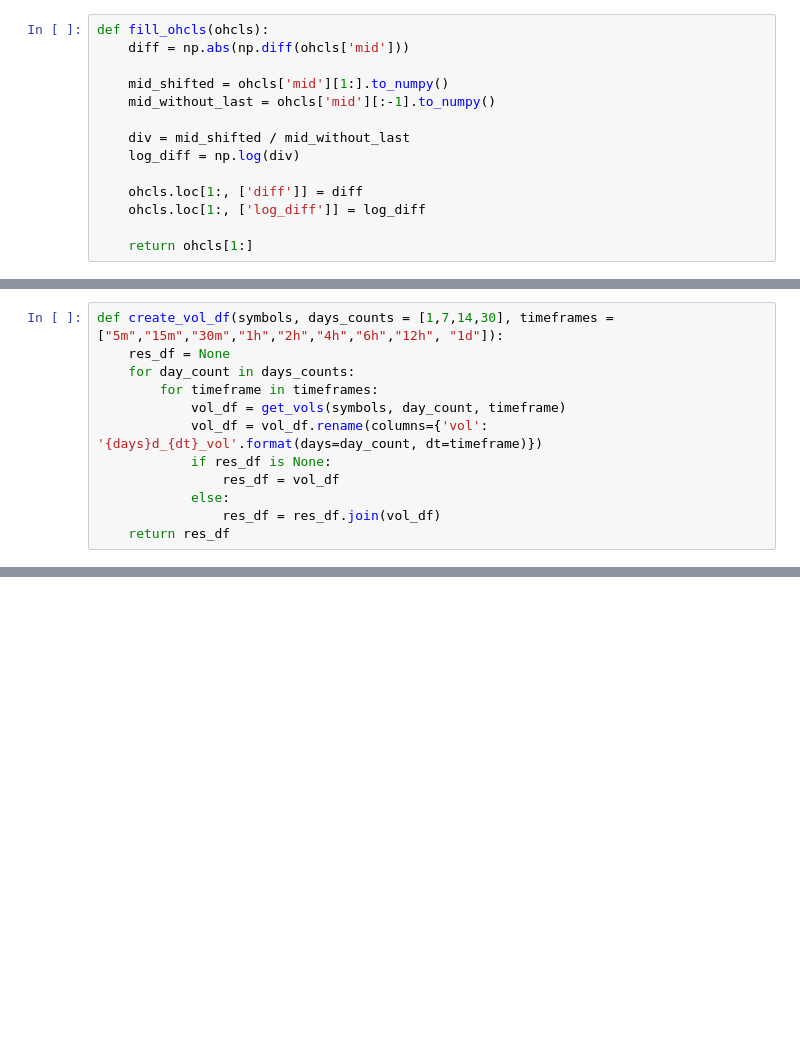
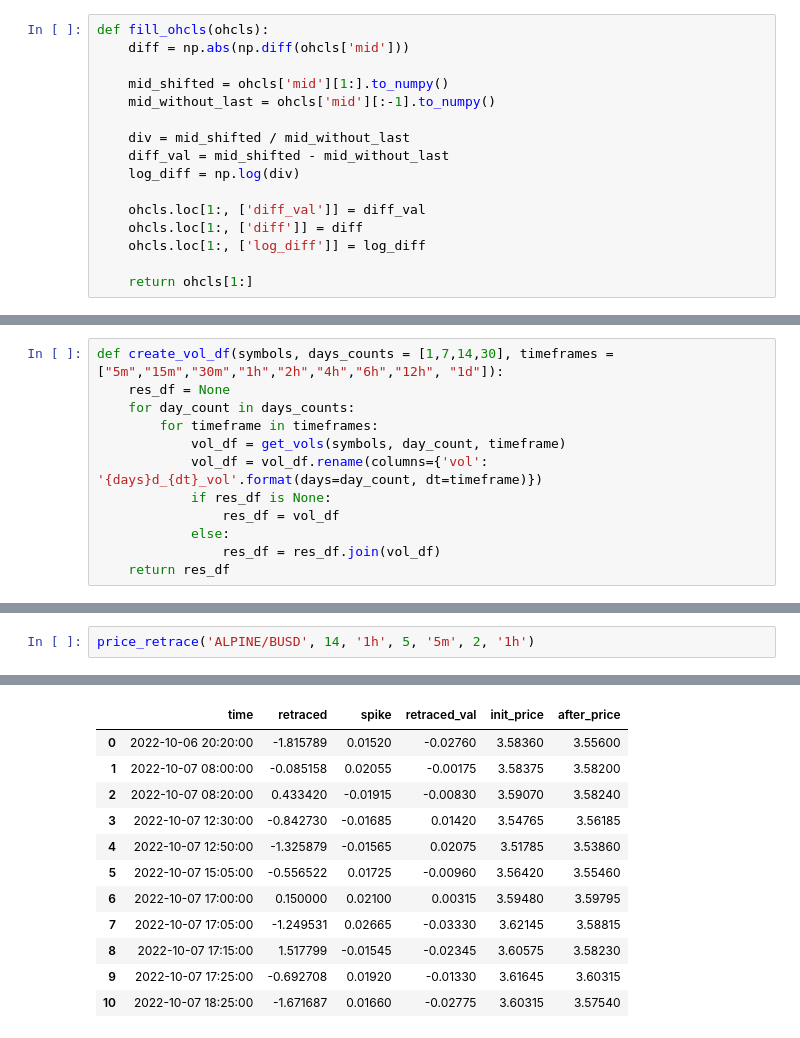
Before and after one commit to cenyG/crypto_volatility, a Jupyter notebook: volatility.ipynb, the cells around one changed output, grey strips where cells are left out. Drawn from its saved outputs; the diff is of its cells as text; blank space fills up the shorter version.

```diff
--- a/volatility.ipynb
+++ b/volatility.ipynb
@@ -68,8 +68,10 @@ def fill_ohcls(ohcls):
     mid_without_last = ohcls['mid'][:-1].to_numpy()
 
     div = mid_shifted / mid_without_last
+    diff_val = mid_shifted - mid_without_last
     log_diff = np.log(div)
 
+    ohcls.loc[1:, ['diff_val']] = diff_val
     ohcls.loc[1:, ['diff']] = diff
     ohcls.loc[1:, ['log_diff']] = log_diff
 
@@ -231,0 +264,3 @@ iter_two('ALPINE/BUSD', 14, '1h', 5, '5m')
+# %%
+price_retrace('ALPINE/BUSD', 14, '1h', 5, '5m', 2, '1h')
+# %% [output]
@@ -231,0 +269,12 @@ iter_two('ALPINE/BUSD', 14, '1h', 5, '5m')
+|  | time | retraced | spike | retraced_val | init_price | after_price |
+| 0 | 2022-10-06 20:20:00 | -1.815789 | 0.01520 | -0.02760 | 3.58360 | 3.55600 |
+| 1 | 2022-10-07 08:00:00 | -0.085158 | 0.02055 | -0.00175 | 3.58375 | 3.58200 |
+| 2 | 2022-10-07 08:20:00 | 0.433420 | -0.01915 | -0.00830 | 3.59070 | 3.58240 |
+| 3 | 2022-10-07 12:30:00 | -0.842730 | -0.01685 | 0.01420 | 3.54765 | 3.56185 |
+| 4 | 2022-10-07 12:50:00 | -1.325879 | -0.01565 | 0.02075 | 3.51785 | 3.53860 |
+| 5 | 2022-10-07 15:05:00 | -0.556522 | 0.01725 | -0.00960 | 3.56420 | 3.55460 |
+| 6 | 2022-10-07 17:00:00 | 0.150000 | 0.02100 | 0.00315 | 3.59480 | 3.59795 |
+| 7 | 2022-10-07 17:05:00 | -1.249531 | 0.02665 | -0.03330 | 3.62145 | 3.58815 |
+| 8 | 2022-10-07 17:15:00 | 1.517799 | -0.01545 | -0.02345 | 3.60575 | 3.58230 |
+| 9 | 2022-10-07 17:25:00 | -0.692708 | 0.01920 | -0.01330 | 3.61645 | 3.60315 |
+| 10 | 2022-10-07 18:25:00 | -1.671687 | 0.01660 | -0.02775 | 3.60315 | 3.57540 |
```
Also changed, not shown: parts of 6 cells of this notebook.
